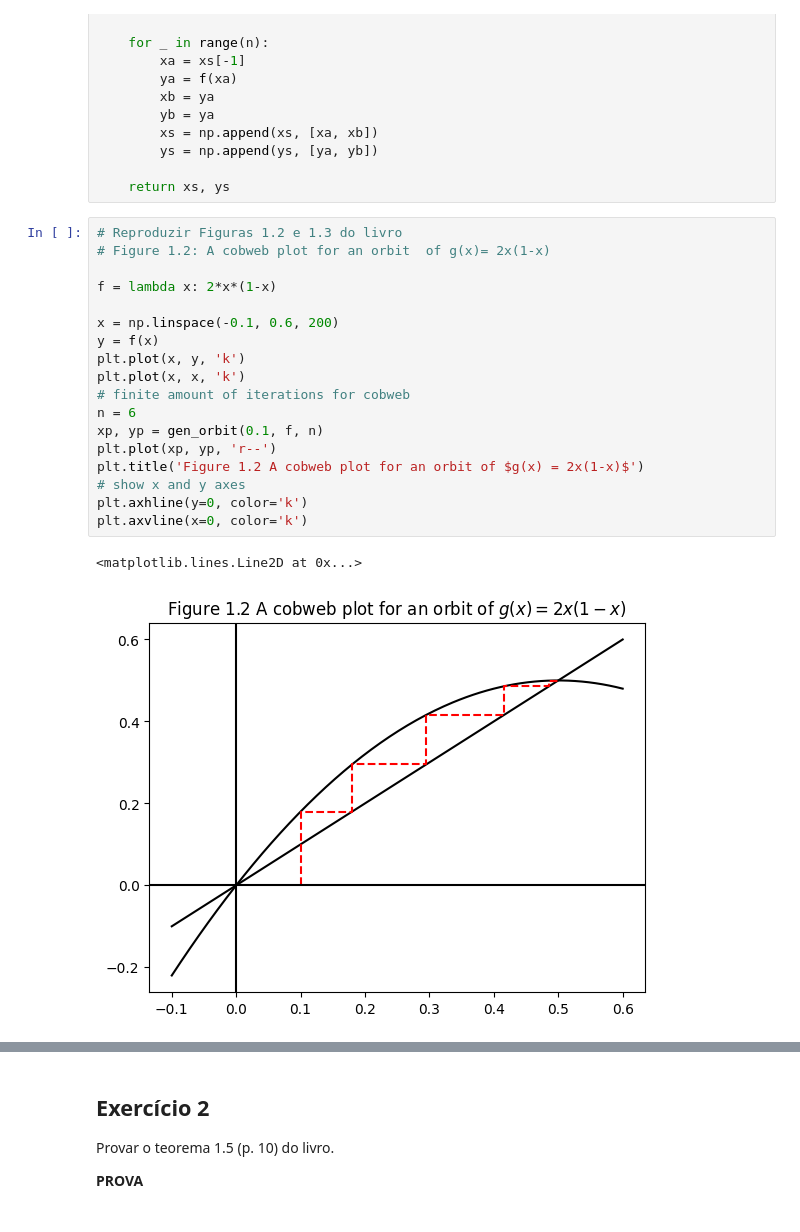
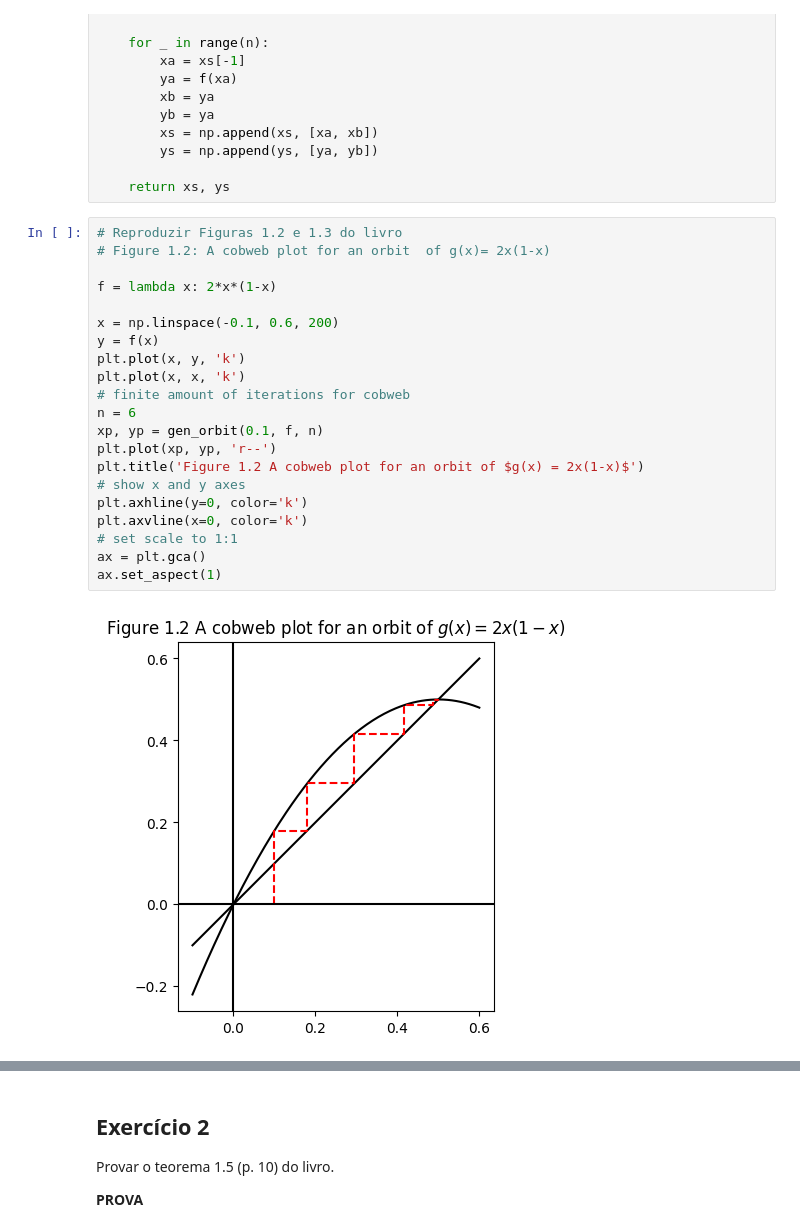
Before and after one commit to vini-fda/FM_223_Lista1, a Jupyter notebook: lista1.ipynb, the cells around one changed output, grey strips where cells are left out. Cells and saved outputs as stored; diff of their text form.

Commit message:
proper plot aspect ratio & zoom

```diff
--- a/lista1.ipynb
+++ b/lista1.ipynb
@@ -28,24 +28,26 @@ def gen_orbit(x0, f, n, at_zero=True):
 # %%
 # Reproduzir Figuras 1.2 e 1.3 do livro
 # Figure 1.2: A cobweb plot for an orbit  of g(x)= 2x(1-x)
 
 f = lambda x: 2*x*(1-x)
 
 x = np.linspace(-0.1, 0.6, 200)
 y = f(x)
 plt.plot(x, y, 'k')
 plt.plot(x, x, 'k')
 # finite amount of iterations for cobweb
 n = 6
 xp, yp = gen_orbit(0.1, f, n)
 plt.plot(xp, yp, 'r--')
 plt.title('Figure 1.2 A cobweb plot for an orbit of $g(x) = 2x(1-x)$')
 # show x and y axes
 plt.axhline(y=0, color='k')
 plt.axvline(x=0, color='k')
+# set scale to 1:1
+ax = plt.gca()
+ax.set_aspect(1)
 # %% [output]
-<matplotlib.lines.Line2D at 0x...>
-[figure, old version]
+[figure, new version]
 # %%
 # Figure 1.3: A cobweb plot for two orbits of f(x)= (3x - x^3)/2
 
```
Also changed, not shown: parts of 2 cells of this notebook.
